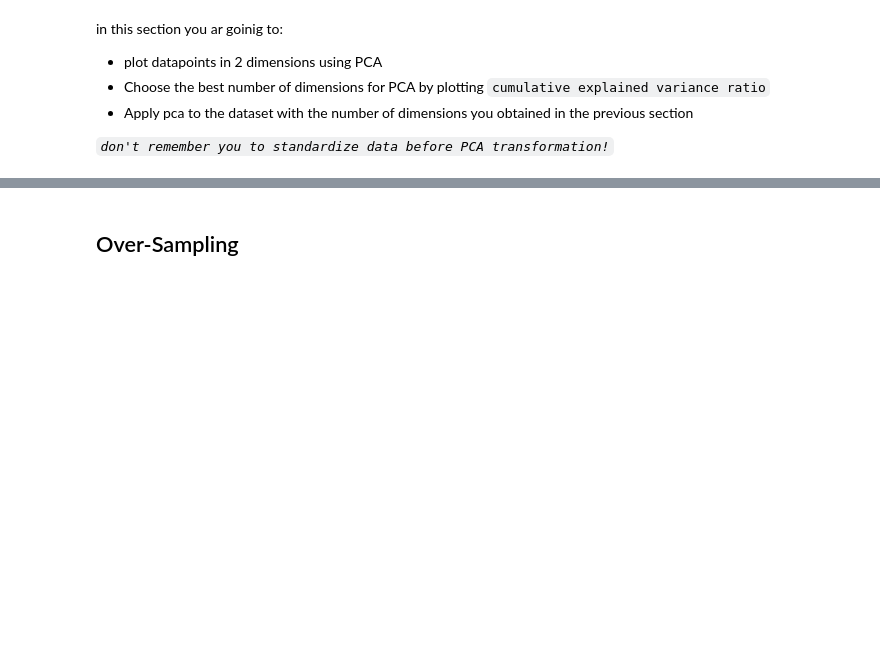
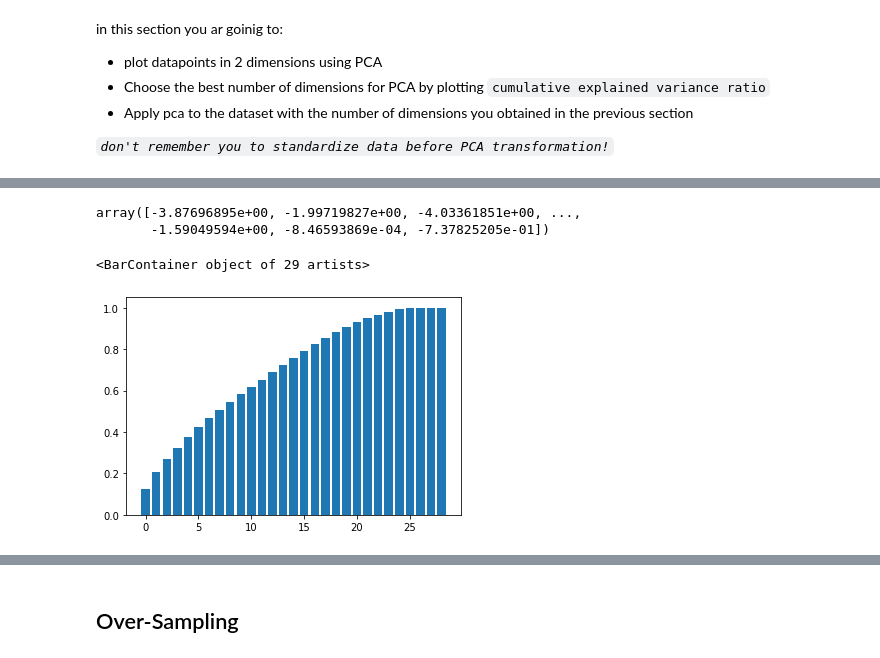
Before and after one commit to HooshBaaz/2022_DataAnalytics_SummerSchool, a Jupyter notebook: my handson solutions/week4/Day7-HandsOns.ipynb, the cells around one changed output, grey strips where cells are left out. Drawn from its saved outputs; the diff is of its cells as text; code cells hidden in the pictures; blank space fills up the shorter version.

```diff
--- a/my handson solutions/week4/Day7-HandsOns.ipynb
+++ b/my handson solutions/week4/Day7-HandsOns.ipynb
@@ -208,2 +239,15 @@ in this section you ar goinig to:
+# %%
+Xt[:,0]
+# %% [output]
+array([-3.87696895e+00, -1.99719827e+00, -4.03361851e+00, ...,
+       -1.59049594e+00, -8.46593869e-04, -7.37825205e-01])
 # %%
 # Choose the best number of dimensions for PCA
+pca = PCA()
+Xt = pca.fit_transform(Xs)
+pca.explained_variance_ratio_
+plt.bar(x=range(len(pca.explained_variance_ratio_)), \
+                height= pca.explained_variance_ratio_.cumsum())
+# %% [output]
+<BarContainer object of 29 artists>
+[figure, added]
```
Also changed, not shown: parts of 13 cells of this notebook, 1 other file.
